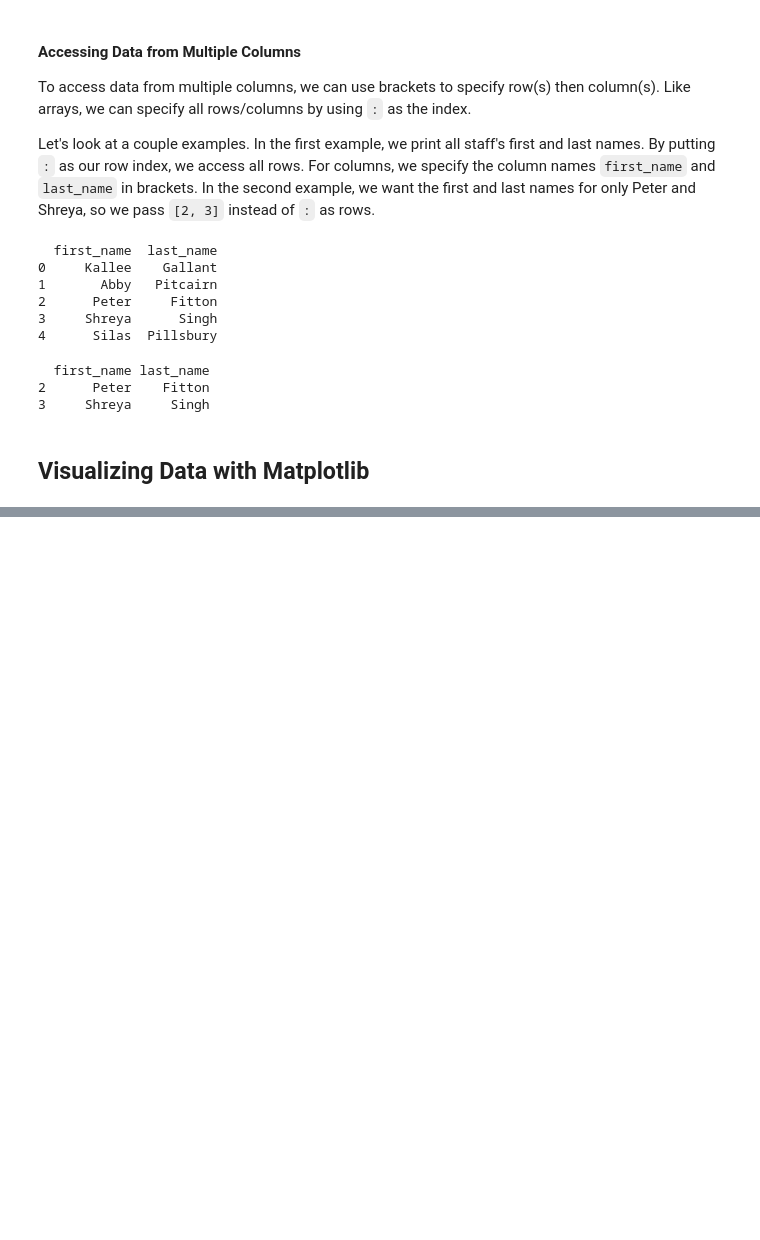
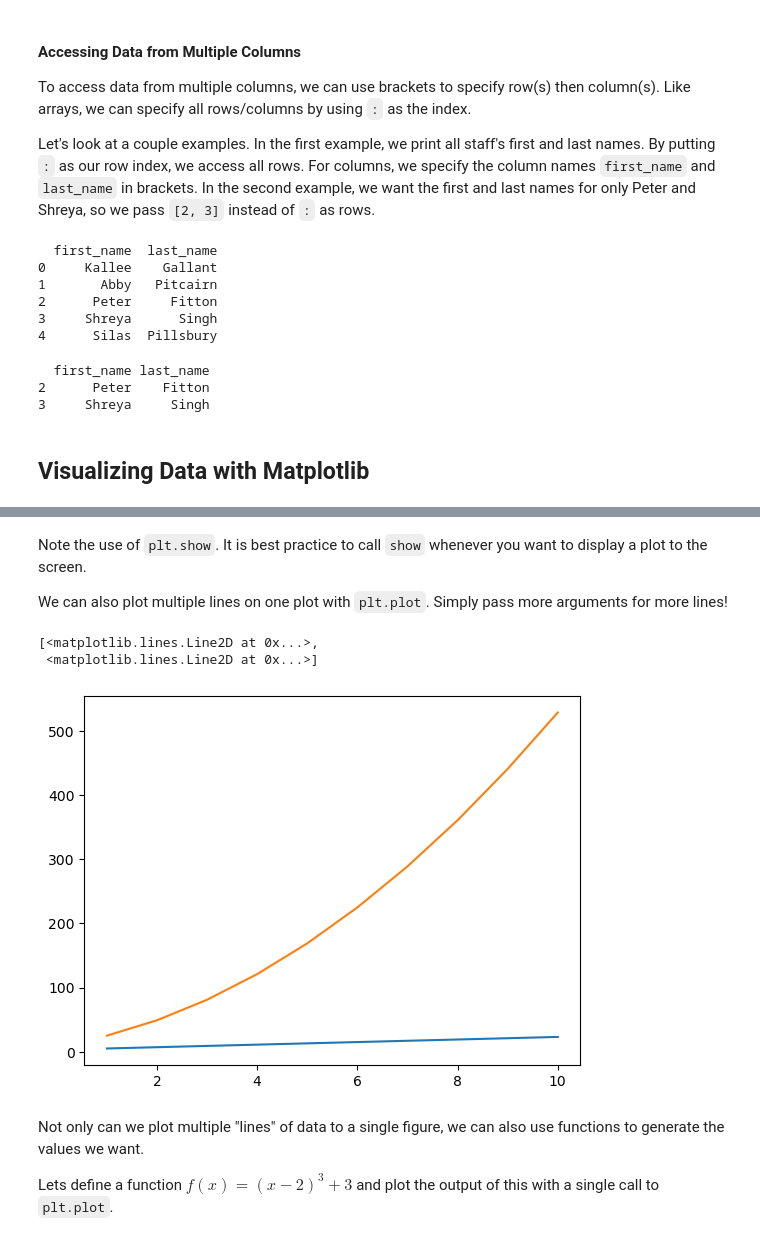
Before and after one commit to zzz-tong037/bwsi-intro-python, a Jupyter notebook: mod5_intro_to_data_science/1_loading_and_visualizing_data.ipynb, the cells around one changed output, grey strips where cells are left out. Cells and saved outputs as stored; diff of their text form; code cells hidden in the pictures; blank space fills up the shorter version.

```diff
--- a/mod5_intro_to_data_science/1_loading_and_visualizing_data.ipynb
+++ b/mod5_intro_to_data_science/1_loading_and_visualizing_data.ipynb
@@ -169,0 +177,15 @@ print(specific_full_names)
+# %% [markdown]
+Note the use of `plt.show`. It is best practice to call `show` whenever you want to display a plot to the screen.
+
+We can also plot multiple lines on one plot with `plt.plot`. Simply pass more arguments for more lines!
+# %%
+plt.plot(x,y,x,y**2)
+plt.show()
+# %% [output]
+[<matplotlib.lines.Line2D at 0x...>,
+ <matplotlib.lines.Line2D at 0x...>]
+[figure, added]
+# %% [markdown]
+Not only can we plot multiple "lines" of data to a single figure, we can also use functions to generate the values we want.
+
+Lets define a function $f(x)=(x-2)^3+3$ and plot the output of this with a single call to `plt.plot`.
```
Also changed, not shown: parts of 7 cells of this notebook.
